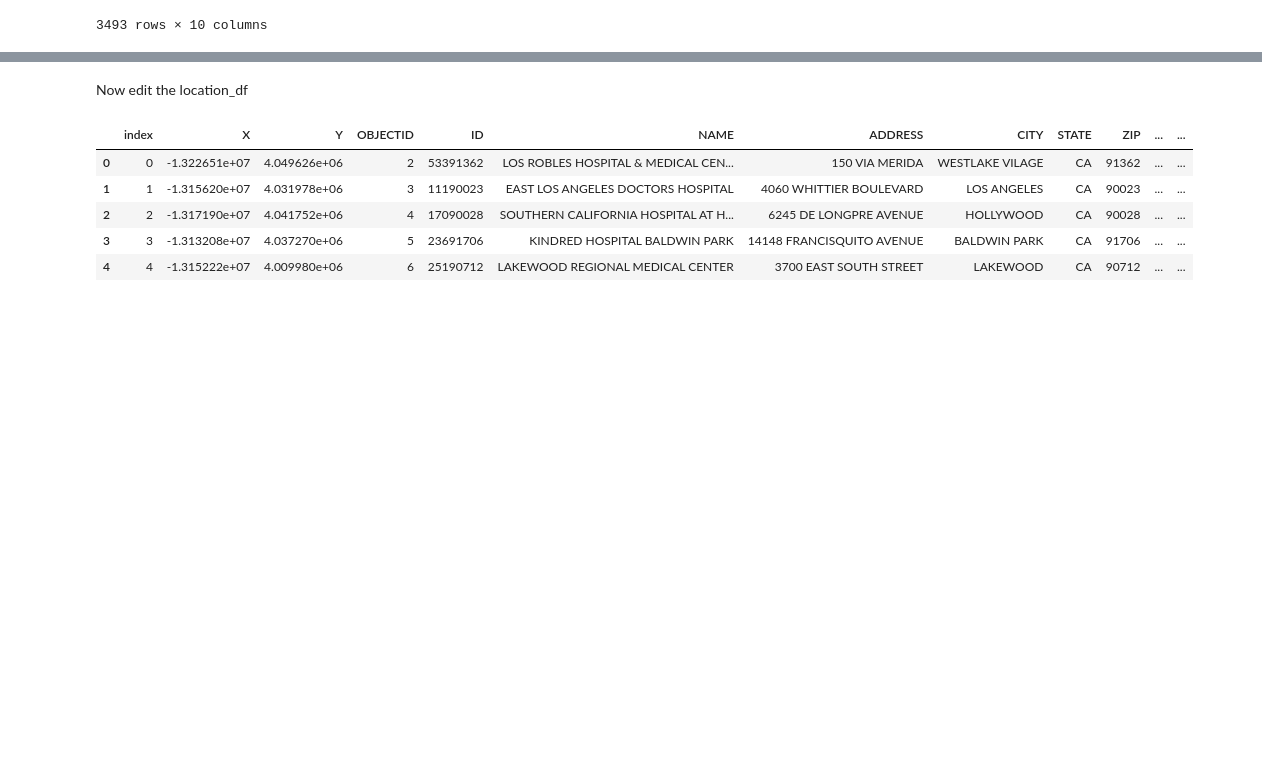
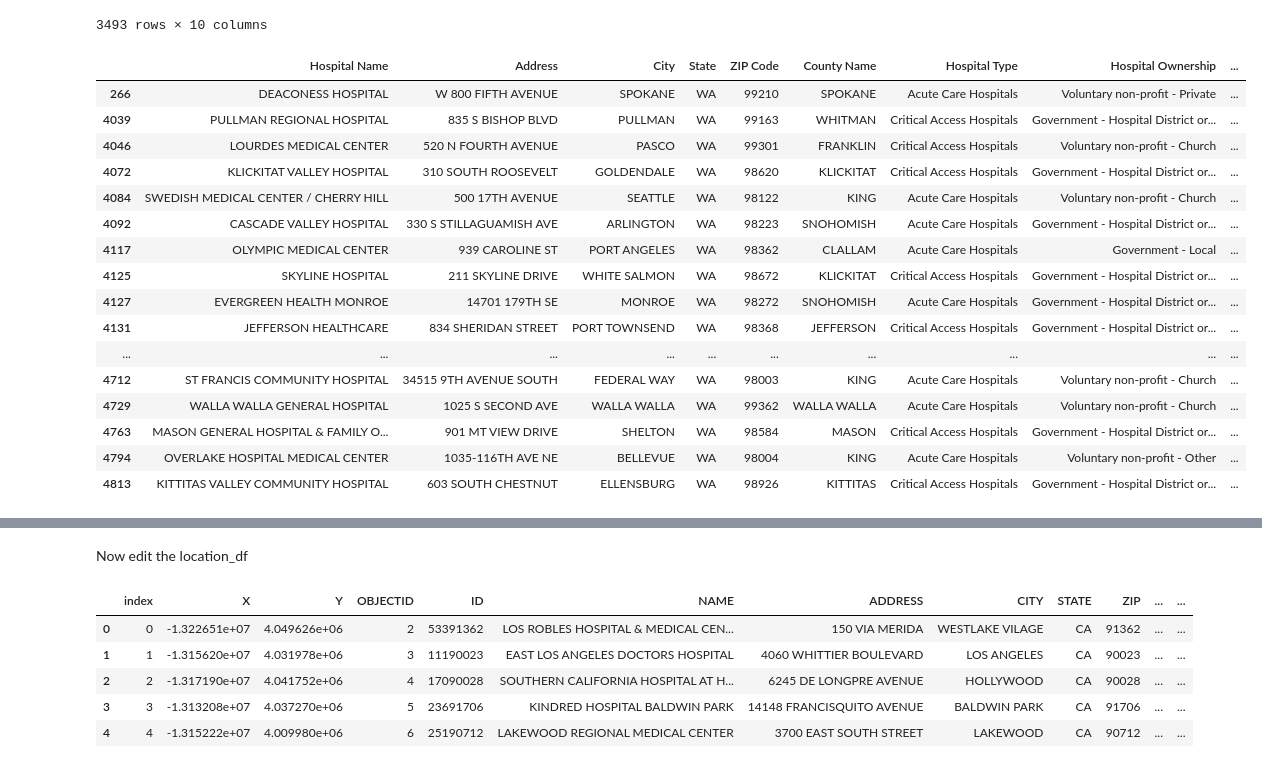
Before and after one commit to sydneysteele03/project-3, a Jupyter notebook: hospital_info.ipynb, the cells around one changed output, grey strips where cells are left out. Drawn from its saved outputs; the diff is of its cells as text; code cells hidden in the pictures; blank space fills up the shorter version.

Commit message:
Data filtered

```diff
--- a/hospital_info.ipynb
+++ b/hospital_info.ipynb
@@ -118,3 +112,24 @@ info_df
 | 4814 | KELL WEST REGIONAL HOSPITAL | 5402 KELL WEST BOULEVARD | WICHITA FALLS | TX | 76310 | WICHITA | Acute Care Hospitals | Proprietary | ... |
 | 4817 | UNIVERSITY HEALTH SYSTEM | 4502 MEDICAL DR | SAN ANTONIO | TX | 78229 | BEXAR | Acute Care Hospitals | Government - Hospital District or... | ... |
 3493 rows × 10 columns
+# %%
+washington_data = info_df.loc[info_df["State"] == "WA"]
+washington_data
+# %% [output]
+|  | Hospital Name | Address | City | State | ZIP Code | County Name | Hospital Type | Hospital Ownership | ... |
+| 266 | DEACONESS HOSPITAL | W 800 FIFTH AVENUE | SPOKANE | WA | 99210 | SPOKANE | Acute Care Hospitals | Voluntary non-profit - Private | ... |
+| 4039 | PULLMAN REGIONAL HOSPITAL | 835 S BISHOP BLVD | PULLMAN | WA | 99163 | WHITMAN | Critical Access Hospitals | Government - Hospital District or... | ... |
+| 4046 | LOURDES MEDICAL CENTER | 520 N FOURTH AVENUE | PASCO | WA | 99301 | FRANKLIN | Critical Access Hospitals | Voluntary non-profit - Church | ... |
+| 4072 | KLICKITAT VALLEY HOSPITAL | 310 SOUTH ROOSEVELT | GOLDENDALE | WA | 98620 | KLICKITAT | Critical Access Hospitals | Government - Hospital District or... | ... |
+| 4084 | SWEDISH MEDICAL CENTER / CHERRY HILL | 500 17TH AVENUE | SEATTLE | WA | 98122 | KING | Acute Care Hospitals | Voluntary non-profit - Church | ... |
+| 4092 | CASCADE VALLEY HOSPITAL | 330 S STILLAGUAMISH AVE | ARLINGTON | WA | 98223 | SNOHOMISH | Acute Care Hospitals | Government - Hospital District or... | ... |
+| 4117 | OLYMPIC MEDICAL CENTER | 939 CAROLINE ST | PORT ANGELES | WA | 98362 | CLALLAM | Acute Care Hospitals | Government - Local | ... |
+| 4125 | SKYLINE HOSPITAL | 211 SKYLINE DRIVE | WHITE SALMON | WA | 98672 | KLICKITAT | Critical Access Hospitals | Government - Hospital District or... | ... |
+| 4127 | EVERGREEN HEALTH MONROE | 14701 179TH SE | MONROE | WA | 98272 | SNOHOMISH | Acute Care Hospitals | Government - Hospital District or... | ... |
+| 4131 | JEFFERSON HEALTHCARE | 834 SHERIDAN STREET | PORT TOWNSEND | WA | 98368 | JEFFERSON | Critical Access Hospitals | Government - Hospital District or... | ... |
+| ... | ... | ... | ... | ... | ... | ... | ... | ... | ... |
+| 4712 | ST FRANCIS COMMUNITY HOSPITAL | 34515 9TH AVENUE SOUTH | FEDERAL WAY | WA | 98003 | KING | Acute Care Hospitals | Voluntary non-profit - Church | ... |
+| 4729 | WALLA WALLA GENERAL HOSPITAL | 1025 S SECOND AVE | WALLA WALLA | WA | 99362 | WALLA WALLA | Acute Care Hospitals | Voluntary non-profit - Church | ... |
+| 4763 | MASON GENERAL HOSPITAL & FAMILY O... | 901 MT VIEW DRIVE | SHELTON | WA | 98584 | MASON | Critical Access Hospitals | Government - Hospital District or... | ... |
+| 4794 | OVERLAKE HOSPITAL MEDICAL CENTER | 1035-116TH AVE NE | BELLEVUE | WA | 98004 | KING | Acute Care Hospitals | Voluntary non-profit - Other | ... |
+| 4813 | KITTITAS VALLEY COMMUNITY HOSPITAL | 603 SOUTH CHESTNUT | ELLENSBURG | WA | 98926 | KITTITAS | Critical Access Hospitals | Government - Hospital District or... | ... |
```
Also changed, not shown: parts of 20 cells of this notebook, 5 other files.
